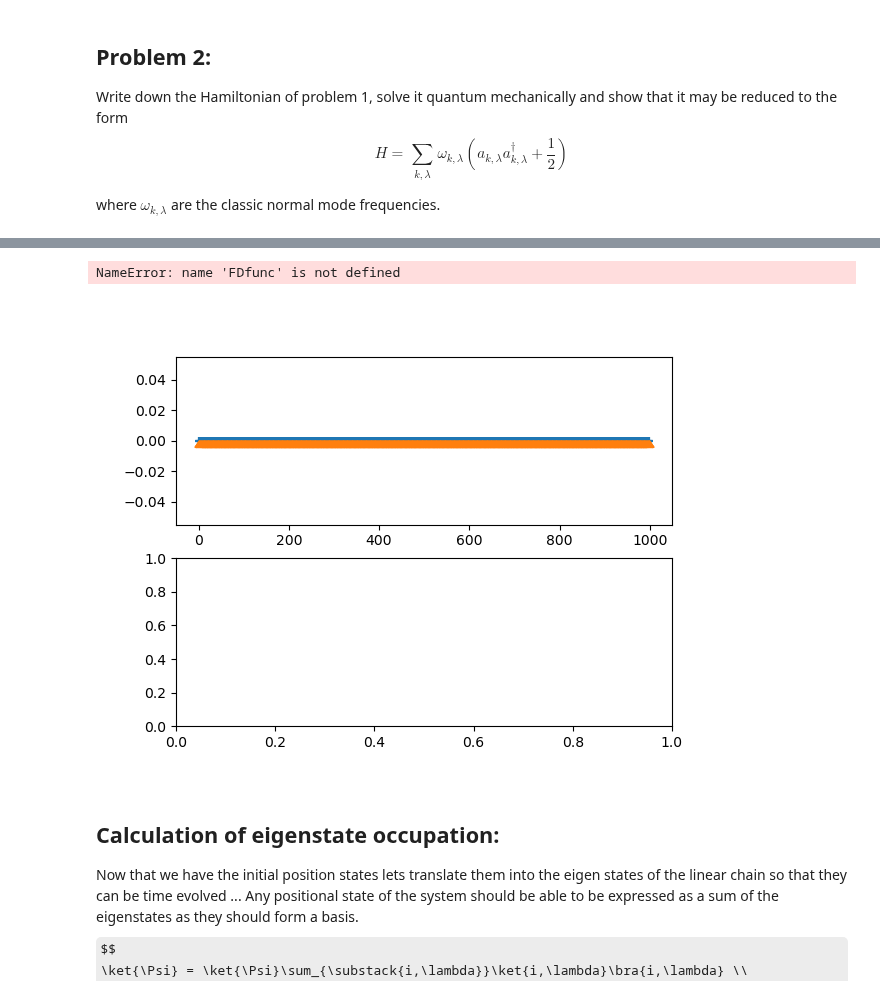
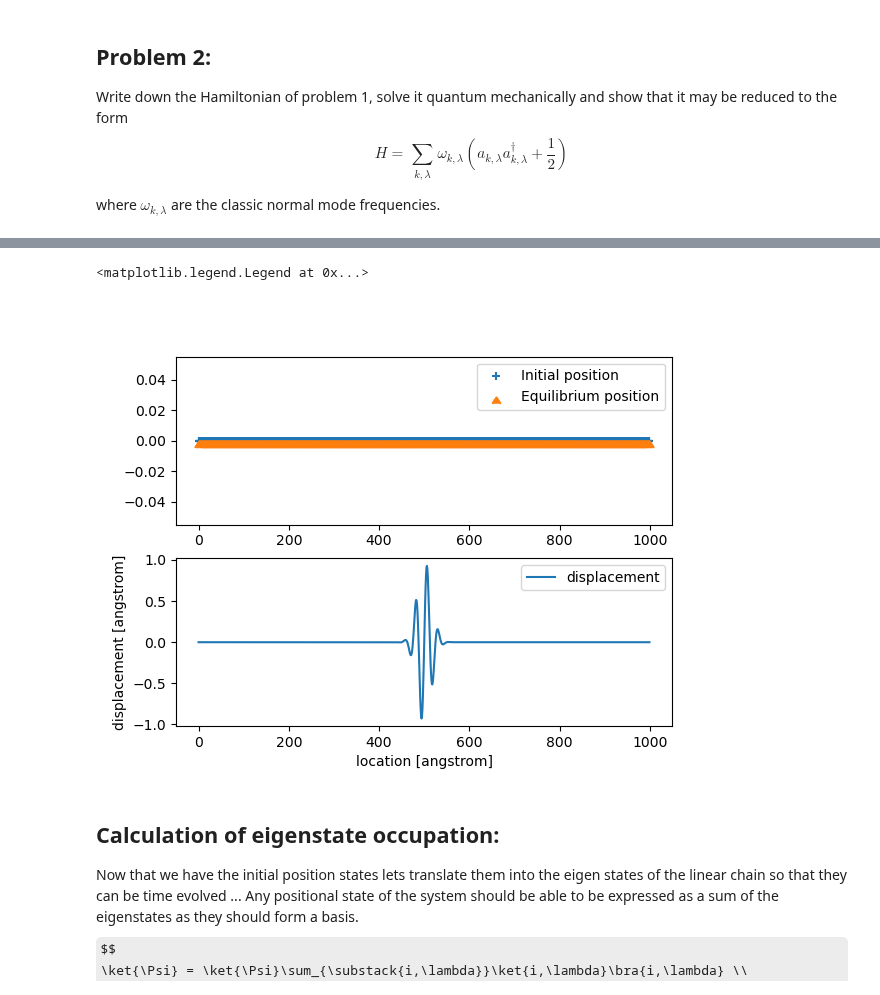
Before and after one commit to MTLphys/ManyBodyTheory, a Jupyter notebook: Class 3 Problems In Python/ProblemSolutions.ipynb, the cells around one changed output, grey strips where cells are left out. Saved outputs shown, nothing was run; the diff lists cells and outputs as text; code cells hidden in the pictures; some formulas as TeX source.

```diff
--- a/Class 3 Problems In Python/ProblemSolutions.ipynb
+++ b/Class 3 Problems In Python/ProblemSolutions.ipynb
@@ -124,23 +131,23 @@ Where $d_n$ is the initial displacement of the nth atom, d is the average initia
 # %%
 def gfunc(n,tau,d,n0,k):
     return np.sin(k*n)*d*np.exp(-tau*(n-n0)**2)
 N =1000
 n = np.arange(N)
 tau= .2e-2
 d= 1
 n0 = N/2
 k = np.pi*2*f[40]
 fig,ax = plt.subplots(2)
 ax[0].scatter(a*n/2+gfunc(n,tau,d,n0,k),0*n,marker='+',label = 'Initial position')
 ax[0].scatter(a*n/2,0*n,marker=6,label='Equilibrium position')
-ax[1].plot(a*n/2,FDfunc(n,tau,d,n0,k),label='displacement')
+ax[1].plot(a*n/2,gfunc(n,tau,d,n0,k),label='displacement')
 ax[1].set_xlabel('location [angstrom]')
 ax[1].set_ylabel('displacement [angstrom]')
 ax[0].legend()
 ax[1].legend()
 # %% [output]
-NameError: name 'FDfunc' is not defined
+<matplotlib.legend.Legend at 0x...>
-[figure, old version]
+[figure, new version]
 # %% [markdown]
 ## Calculation of eigenstate occupation:
 Now that we have the initial position states lets translate them into the eigen states of the linear chain so that they can be time evolved ...
```
Also changed, not shown: parts of 3 cells of this notebook.
